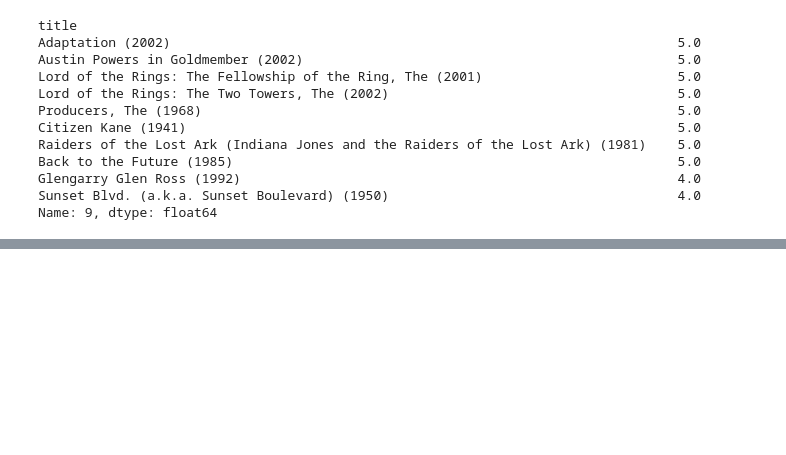
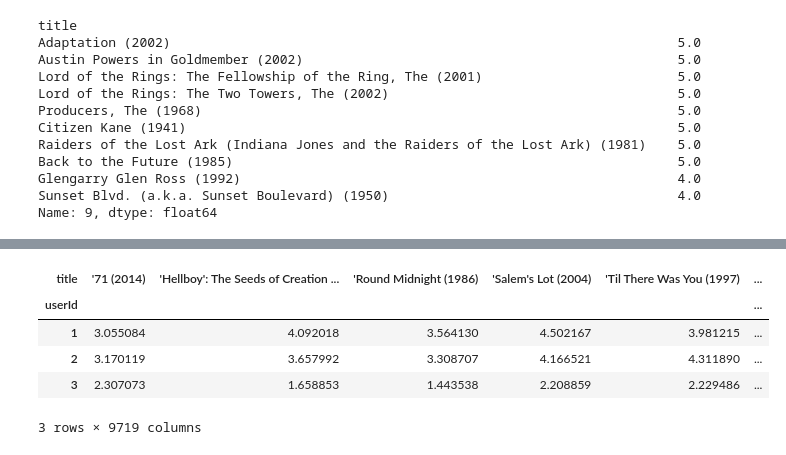
Before and after one commit to kongjeongbae/TMDB5000_Recommendation, a Jupyter notebook: baseline.ipynb, the cells around one changed output, grey strips where cells are left out. Cells and saved outputs as stored; diff of their text form; code cells hidden in the pictures; blank space fills up the shorter version.

```diff
--- a/baseline.ipynb
+++ b/baseline.ipynb
@@ -454,0 +501,17 @@ def get_unseen_movies(ratings_matrix, userID):
+# %%
+from sklearn.metrics import mean_squared_error
+
+def get_rmse(R, P, Q, non_zeros):
+    error = 0
+    # 두개의 분해된 행렬 P 와 Q.T 의 내적으로 예측 R 행렬 생성
+    full_pred_matrix = np.dot(P, Q.T)
+
+    # 실제 R 행렬에서 null이 아닌 값의 위치 인덱스를 추출해 실제 R 행렬과 예측 행렬의 RMSE 추출
+    x_non_zero_ind = [non_zero[0] for non_zero in non_zeros]
+    y_non_zero_ind = [non_zero[1] for non_zero in non_zeros]
+    R_non_zeros = R[x_non_zero_ind, y_non_zero_ind]
+    full_pred_matrix_non_zeros = full_pred_matrix[x_non_zero_ind, y_non_zero_ind]
+    mse = mean_squared_error(R_non_zeros, full_pred_matrix_non_zeros)
+    rmse = np.sqrt(mse)
+
+    return rmse
@@ -454,0 +548,13 @@ def get_unseen_movies(ratings_matrix, userID):
+# %%
+movies = pd.read_csv('./input/ml-latest-small/movies.csv')
+ratings = pd.read_csv('./input/ml-latest-small/ratings.csv')
+ratings = ratings[['userId', 'movieId', 'rating']]
+ratings_matrix = ratings.pivot_table('rating', index='userId', columns='movieId')
+
+# title 칼럼을 얻기 위해 movies와 join 수행
+rating_movies = pd.merge(ratings, movies, on="movieId")
+# columns='title' 로 title 컬럼으로 pivot 수행.
+ratings_matrix = rating_movies.pivot_table('rating', index='userId', columns='title')
+# %%
+P, Q = matrix_factorization(ratings_matrix.values, K=50, steps=200, learning_rate=0.01, r_lambda=0.01)
+pred_matrix = np.dot(P, Q.T)
@@ -454,0 +582,10 @@ def get_unseen_movies(ratings_matrix, userID):
+# %%
+ratings_pred_matrix = pd.DataFrame(data=pred_matrix, index=ratings_matrix.index, columns=ratings_matrix.columns)
+ratings_pred_matrix.head(3)
+# %% [output]
+| title | '71 (2014) | 'Hellboy': The Seeds of Creation ... | 'Round Midnight (1986) | 'Salem's Lot (2004) | 'Til There Was You (1997) | ... |
+| userId |  |  |  |  |  | ... |
+| 1 | 3.055084 | 4.092018 | 3.564130 | 4.502167 | 3.981215 | ... |
+| 2 | 3.170119 | 3.657992 | 3.308707 | 4.166521 | 4.311890 | ... |
+| 3 | 2.307073 | 1.658853 | 1.443538 | 2.208859 | 2.229486 | ... |
+3 rows × 9719 columns
```
Also changed, not shown: parts of 9 cells of this notebook.
